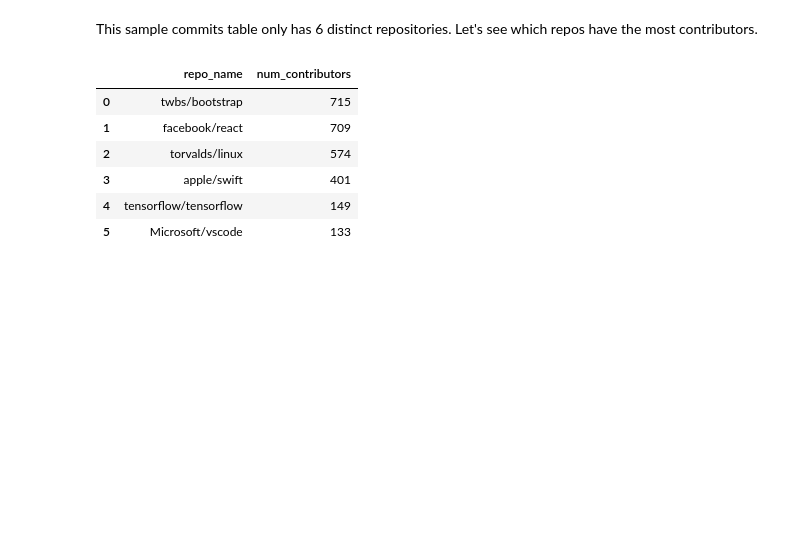
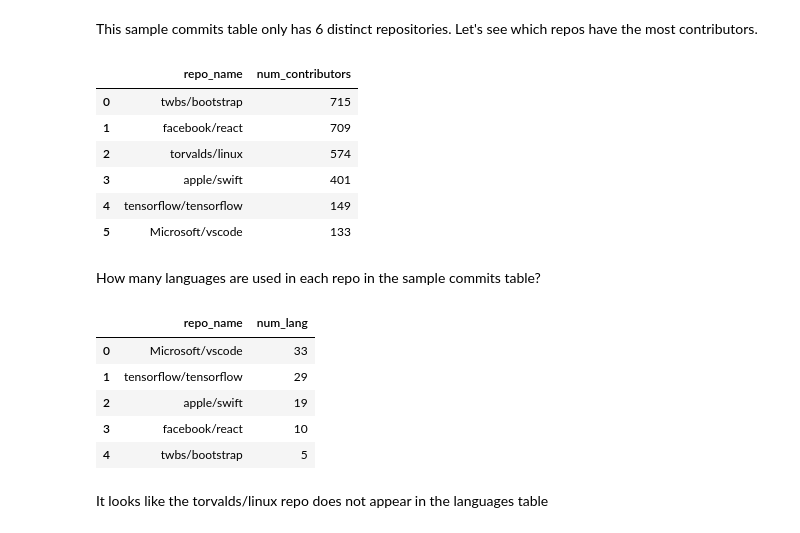
Before and after one commit to jordan-maulino/github_data, a Jupyter notebook: github_data.ipynb, the cells around one changed output. Drawn from its saved outputs; the diff is of its cells as text; code cells hidden in the pictures; blank space fills up the shorter version.

Commit message:
num_lang query for sample_commits

```diff
--- a/github_data.ipynb
+++ b/github_data.ipynb
@@ -230,3 +230,30 @@ most_contributors
 | 3 | apple/swift | 401 |
 | 4 | tensorflow/tensorflow | 149 |
 | 5 | Microsoft/vscode | 133 |
+# %% [markdown]
+How many languages are used in each repo in the sample commits table?
+# %%
+sample_commits_num_lang_query = """
+                                SELECT c.repo_name, COUNT(DISTINCT language.name) AS num_lang
+                                FROM `bigquery-public-data.github_repos.sample_commits` AS c
+                                INNER JOIN `bigquery-public-data.github_repos.languages` AS l
+                                    ON c.repo_name = l.repo_name,
+                                    UNNEST(language) AS language
+                                GROUP BY c.repo_name
+                                ORDER BY num_lang DESC
+                                """
+
+query_job = client.query(sample_commits_num_lang_query)
+
+sample_commits_num_lang = query_job.to_dataframe()
+
+sample_commits_num_lang
+# %% [output]
+|  | repo_name | num_lang |
+| 0 | Microsoft/vscode | 33 |
+| 1 | tensorflow/tensorflow | 29 |
+| 2 | apple/swift | 19 |
+| 3 | facebook/react | 10 |
+| 4 | twbs/bootstrap | 5 |
+# %% [markdown]
+It looks like the torvalds/linux repo does not appear in the languages table
```
